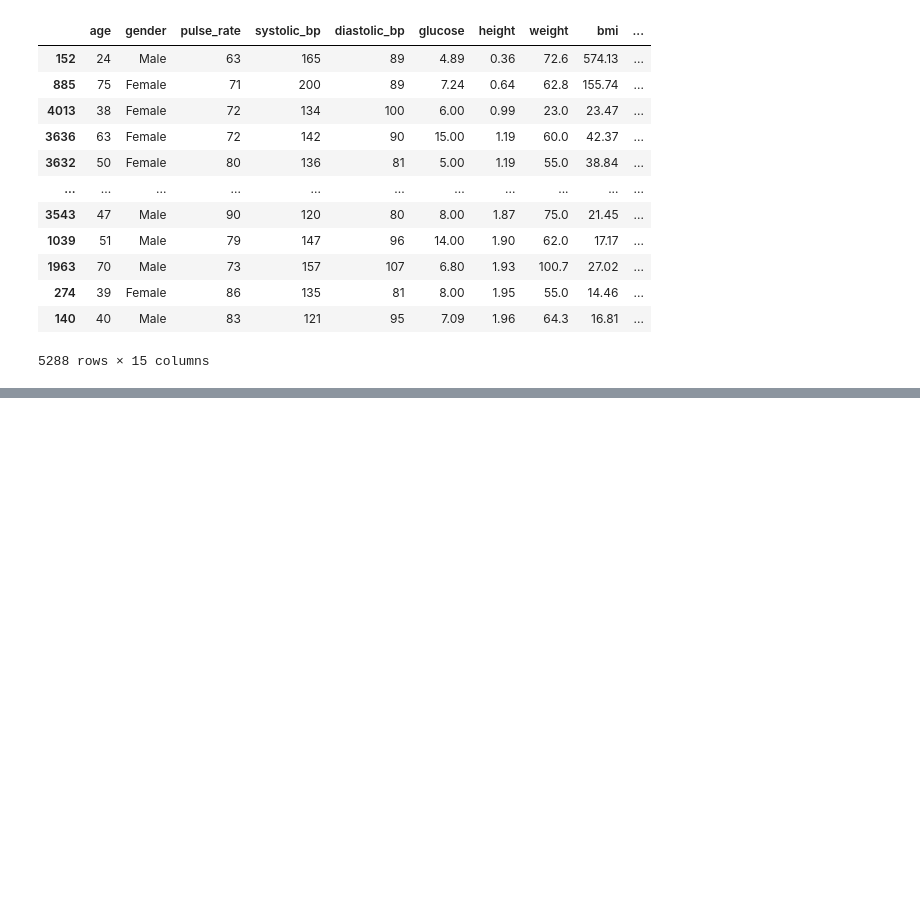
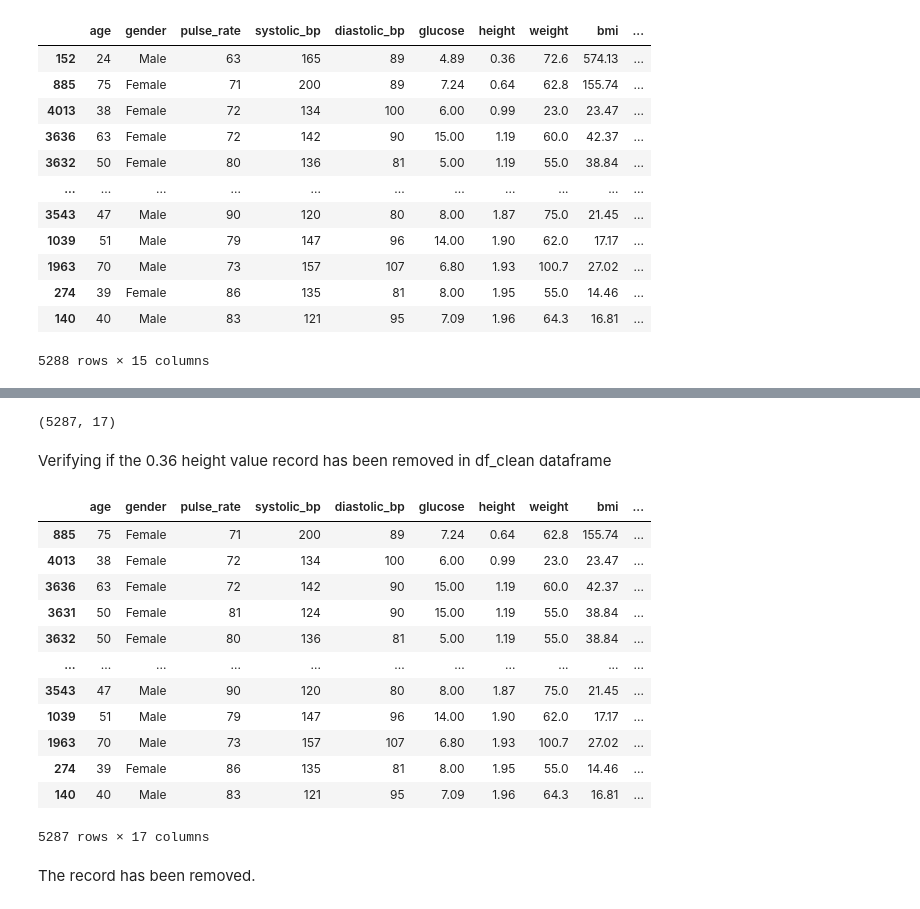
Before and after one commit to eoagyen/diabetes_risk_prediction, a Jupyter notebook: notebooks/data_preparation.ipynb, the cells around one changed output, grey strips where cells are left out. Cells and saved outputs as stored; diff of their text form; code cells hidden in the pictures; blank space fills up the shorter version.

Commit message:
Handled extreme height values in the data preparation

```diff
--- a/notebooks/data_preparation.ipynb
+++ b/notebooks/data_preparation.ipynb
@@ -64,0 +81,2 @@ df.sort_values(by='height', ascending=True)
+# %%
+df['bmi_calculated'] = df['weight'] / (df['height'] ** 2)
@@ -64,0 +107,2 @@ df.sort_values(by='height', ascending=True)
+# %%
+df['bmi_difference'] = (df['bmi'] - df['bmi_calculated']).abs()
@@ -64,0 +143,26 @@ df.sort_values(by='height', ascending=True)
+# %%
+df_clean = df[df['height'] != 0.36].copy()
+# %%
+df_clean.shape
+# %% [output]
+(5287, 17)
+# %% [markdown]
+Verifying if the 0.36 height value record has been removed in df_clean dataframe
+# %%
+df_clean.sort_values(by='height', ascending=True)
+# %% [output]
+|  | age | gender | pulse_rate | systolic_bp | diastolic_bp | glucose | height | weight | bmi | ... |
+| 885 | 75 | Female | 71 | 200 | 89 | 7.24 | 0.64 | 62.8 | 155.74 | ... |
+| 4013 | 38 | Female | 72 | 134 | 100 | 6.00 | 0.99 | 23.0 | 23.47 | ... |
+| 3636 | 63 | Female | 72 | 142 | 90 | 15.00 | 1.19 | 60.0 | 42.37 | ... |
+| 3631 | 50 | Female | 81 | 124 | 90 | 15.00 | 1.19 | 55.0 | 38.84 | ... |
+| 3632 | 50 | Female | 80 | 136 | 81 | 5.00 | 1.19 | 55.0 | 38.84 | ... |
+| ... | ... | ... | ... | ... | ... | ... | ... | ... | ... | ... |
+| 3543 | 47 | Male | 90 | 120 | 80 | 8.00 | 1.87 | 75.0 | 21.45 | ... |
+| 1039 | 51 | Male | 79 | 147 | 96 | 14.00 | 1.90 | 62.0 | 17.17 | ... |
+| 1963 | 70 | Male | 73 | 157 | 107 | 6.80 | 1.93 | 100.7 | 27.02 | ... |
+| 274 | 39 | Female | 86 | 135 | 81 | 8.00 | 1.95 | 55.0 | 14.46 | ... |
+| 140 | 40 | Male | 83 | 121 | 95 | 7.09 | 1.96 | 64.3 | 16.81 | ... |
+5287 rows × 17 columns
+# %% [markdown]
+The record has been removed.
```
Also changed, not shown: parts of 10 cells of this notebook, 1 other file.
